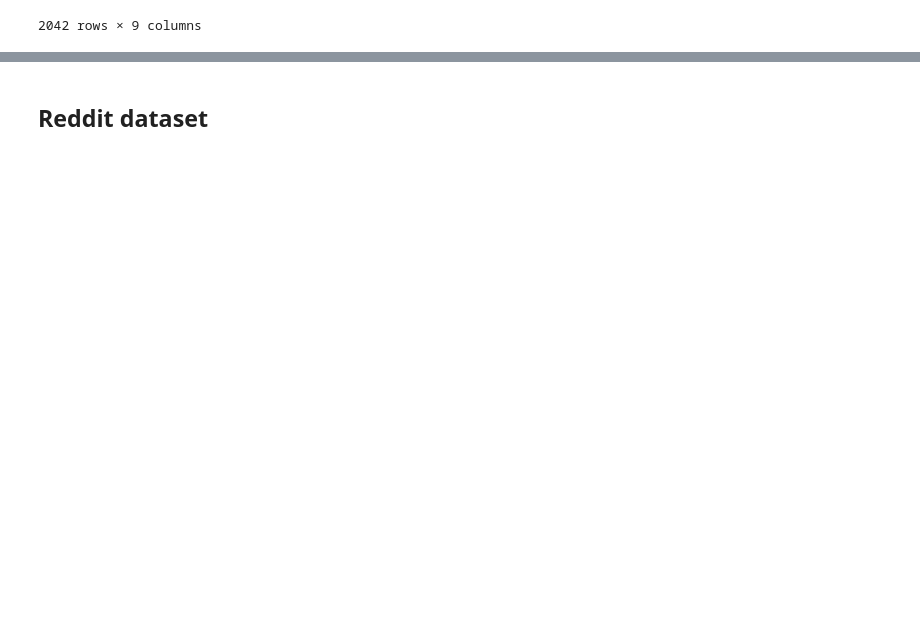
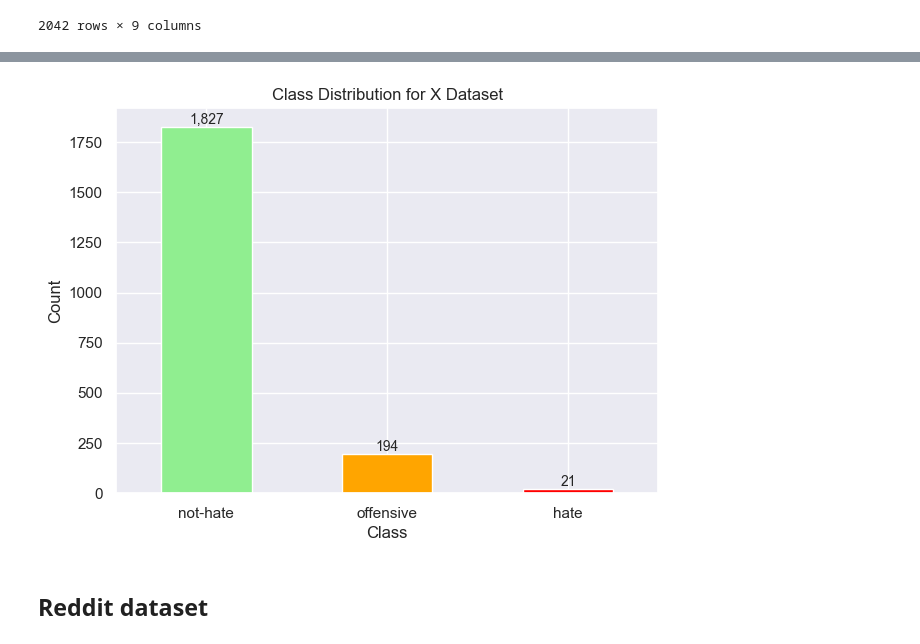
Before and after one commit to dud3yyy/Hate_Speech_Detection_Thesis, a Jupyter notebook: notebooks/data_processing.ipynb, the cells around one changed output, grey strips where cells are left out. Saved outputs shown, nothing was run; the diff lists cells and outputs as text; code cells hidden in the pictures; blank space fills up the shorter version.

```diff
--- a/notebooks/data_processing.ipynb
+++ b/notebooks/data_processing.ipynb
@@ -125,3 +151,29 @@ x_df.tail(30)
 | 2039 | satan_life | NaN | False | 2025-03-18 22:27:31+00:00 | 0 | X | Fuck you, Elon. Bring back the Dr... | not-hate | ... |
 | 2040 | __marjestic | NaN | False | 2025-03-18 22:27:26+00:00 | 0 | X | Fuck you | not-hate | ... |
 | 2041 | 4lilce | NaN | False | 2025-03-18 22:27:07+00:00 | 8 | X | being the realest straight hurt w... | not-hate | ... |
+# %%
+from wordsegment import load, segment
+
+load()
+
+def fix_hashtags(text):
+    words = text.split()
+    processed_words = []
+
+    for word in words:
+        if word.startswith("#"):
+            clean_word = word[1:]
+
+            if re.search(r'[A-Z]', clean_word):
+                clean_word = re.sub(r'([a-z])([A-Z])', r'\1 \2', clean_word)
+            else:
+                clean_word = " ".join(segment(clean_word))
+
+            processed_words.append(clean_word)
+        else:
+            processed_words.append(word)
+
+    return " ".join(processed_words)
+
+x_df["cleaned_text"] = x_df["cleaned_text"].astype(str).apply(fix_hashtags)
+x_df
@@ -186,3 +271,21 @@ x_df[["processed_text", "label"]].to_csv("../data/processed/processed_x_dataset.
+# %%
+class_count = x_df['label'].value_counts()
+plt.figure(figsize=(7,5))
+bars = class_count.plot(kind='bar', color=['lightgreen','orange','red'])
+
+for bar in bars.patches:
+    plt.text(bar.get_x() + bar.get_width() / 2,
+             bar.get_height(),
+             f"{bar.get_height():,}",
+             ha="center", va="bottom", fontsize=10)
+
+plt.xlabel("Class")
+plt.ylabel("Count")
+plt.title("Class Distribution for X Dataset")
+plt.xticks(rotation=0)
+plt.show()
+# %% [output]
+[figure, added]
 # %% [markdown]
 ## Reddit dataset
 # %%
```
Also changed, not shown: parts of 13 cells of this notebook, 2 other files.
